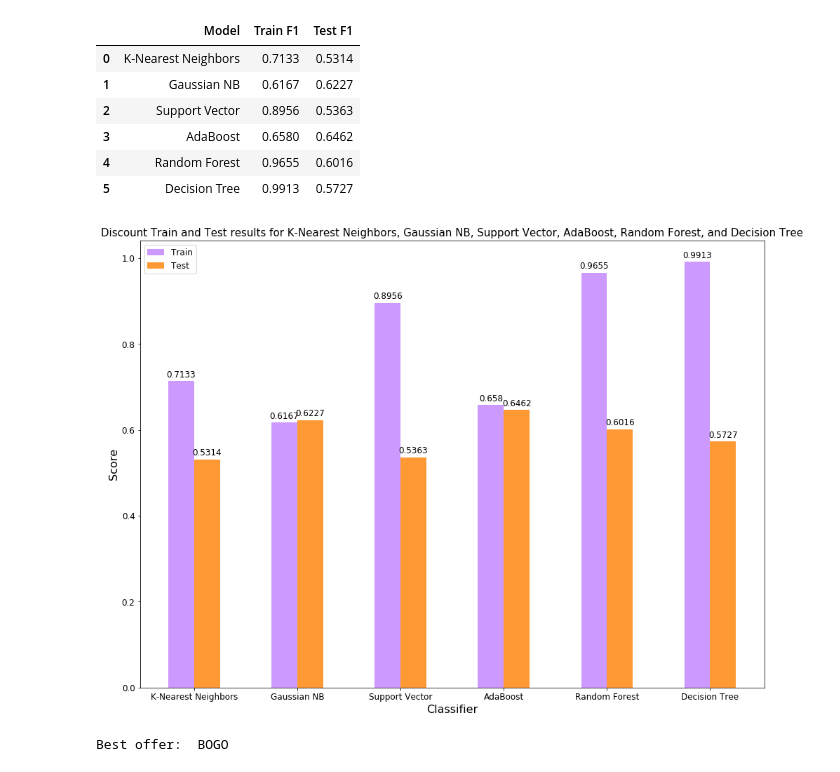
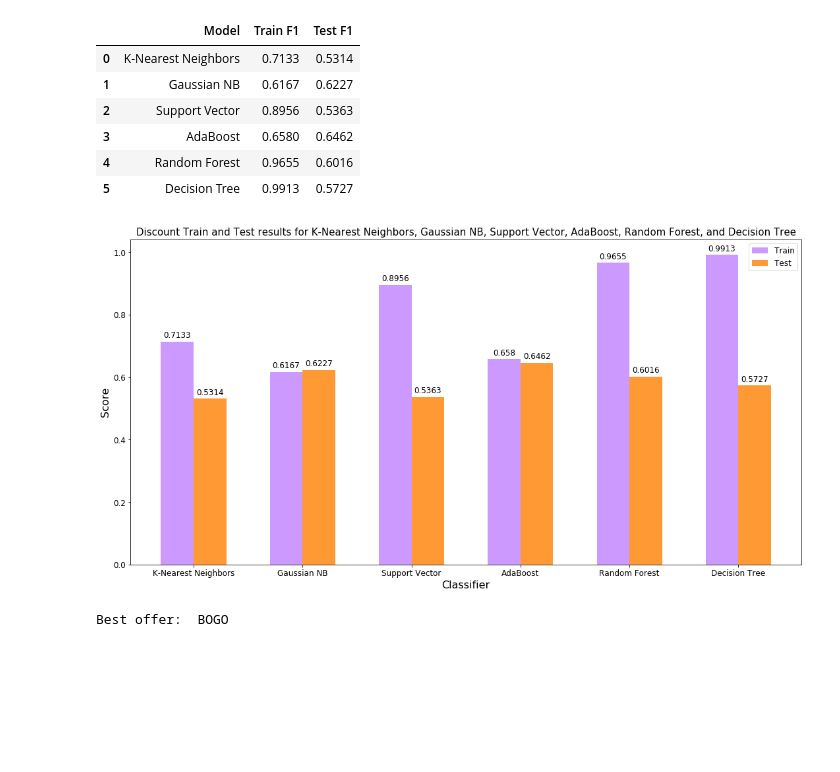
Before and after one commit to mhuda040/PROJECT-4---Starbucks-Capstone-Project, a Jupyter notebook: Starbucks_Capstone_notebook.ipynb, the cells around one changed output. Cells and saved outputs as stored; diff of their text form; code cells hidden in the pictures; blank space fills up the shorter version.

```diff
--- a/Starbucks_Capstone_notebook.ipynb
+++ b/Starbucks_Capstone_notebook.ipynb
@@ -895,42 +895,42 @@ discount_summary
 # Support Vector, AdaBoost, Random Forest, and Decision Tree
 
 x2_pos = np.arange(len(discount_classifier))
-width = 0.25
+width = 0.30
 
 fig, ax2 = plt.subplots()
 discount_train_rects = ax2.bar(x2_pos - width/2, discount_data_train, width, color='#CC99FF', label='Train')
 discount_test_rects = ax2.bar(x2_pos + width/2, discount_data_test, width, color='#FF9933', label='Test')
 
 ax2.set_title('Discount Train and Test results for K-Nearest Neighbors, Gaussian NB, Support Vector, AdaBoost, Random Forest, and Decision Tree', fontsize=15)
 ax2.set_ylabel('Score', fontsize=16)
 ax2.set_xlabel('Classifier', fontsize=16)
 
 ax2.set_xticks(x2_pos)
 ax2.set_xticklabels(discount_classifier)
-fig.set_size_inches(15.0, 10.0)
+fig.set_size_inches(16.0, 8.0)
 plt.rcParams.update({'font.size': 12})
 ax2.legend()
 
 # Function to generate labels on top of the bars
 def gen_label(rects):
     """Attach a text label above each bar in *rects*, displaying its height."""
     for rect in rects:
         height = rect.get_height()
         ax2.annotate('{}'.format(height),
                     xy=(rect.get_x() + rect.get_width() / 2, height),
                     xytext=(0, 3),  # 3 points vertical offset
                     textcoords="offset points",
                     ha='center', va='bottom')
 
 # Generate the labels
 gen_label(discount_train_rects)
 gen_label(discount_test_rects)
 
 fig.tight_layout()
 
 plt.show()
 # %% [output]
-[figure, old version]
+[figure, new version]
 # %%
 # Algorithm that predicts the preferred offer for the customer
 # Different customers will product different results
```
Also changed, not shown: parts of 3 cells of this notebook, 1 other file.
